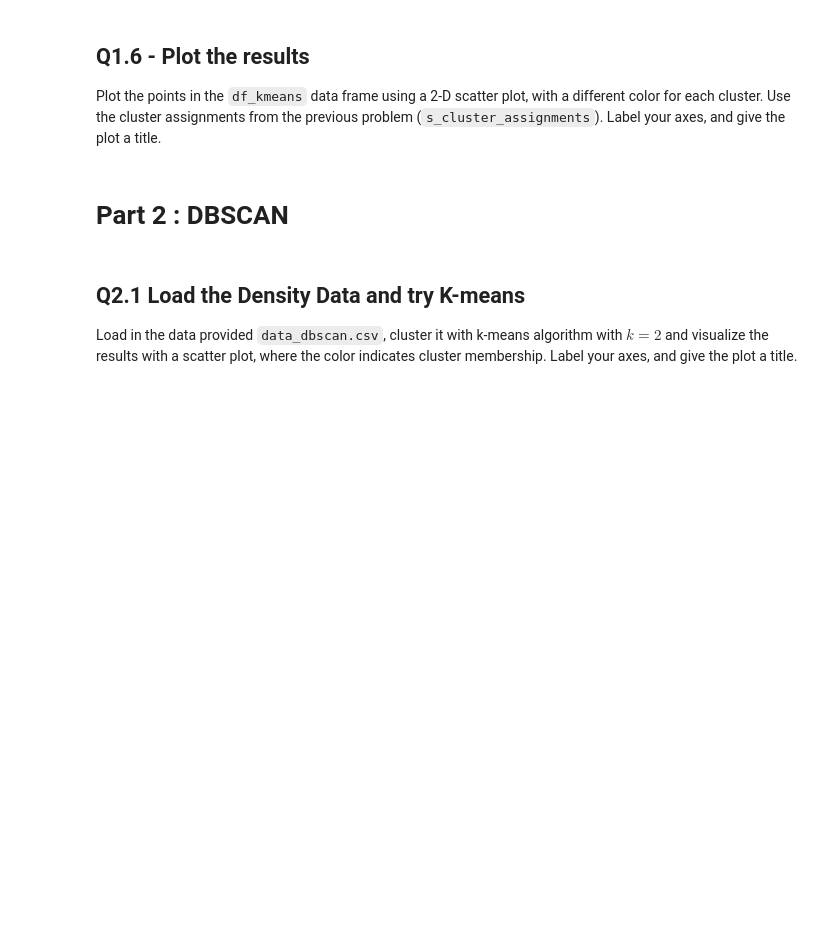
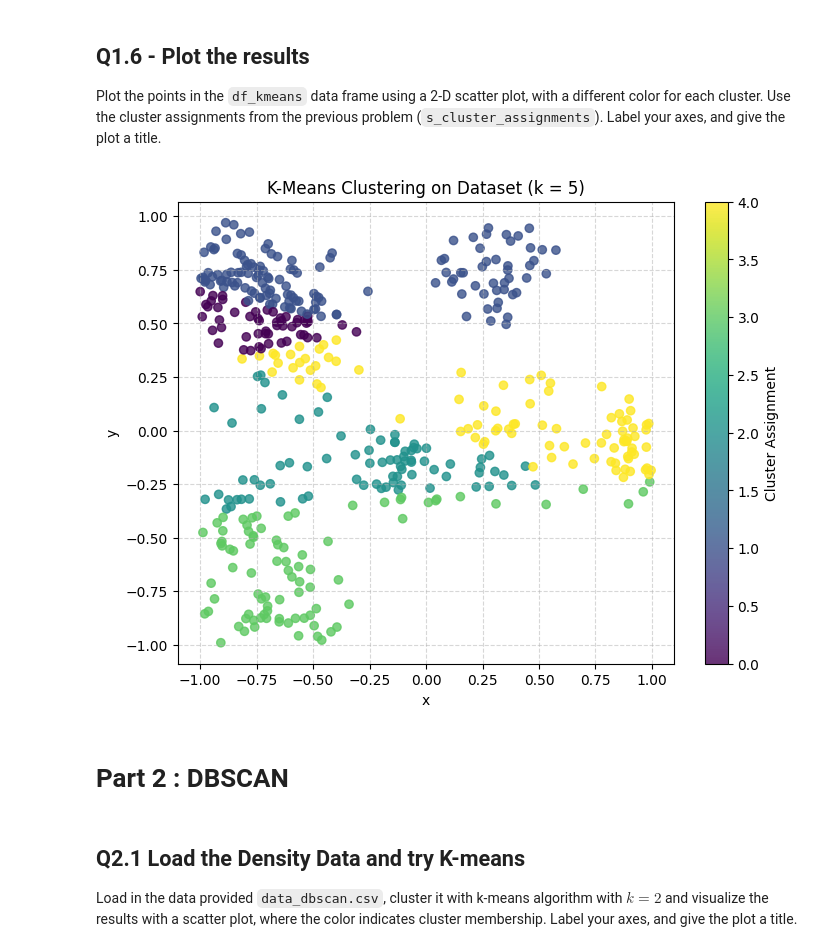
Before and after one commit to eduardo-issa/DataAnalytics_CS329E, a Jupyter notebook: Assignment10/CS329E_HW10.ipynb, the cells around one changed output. Cells and saved outputs as stored; diff of their text form; code cells hidden in the pictures; blank space fills up the shorter version.

```diff
--- a/Assignment10/CS329E_HW10.ipynb
+++ b/Assignment10/CS329E_HW10.ipynb
@@ -62,3 +74,8 @@ def assign_to_centroid( df_data, df_centroids ):
+# %%
+def assign_to_centroid( df_data, df_centroids ):
+    # your code here
+    dists = np.linalg.norm( df_data.values[:, np.newaxis, :] - df_centroids.values[np.newaxis, :, :], axis=2, )
+    return pd.Series(np.argmin(dists, axis=1), index=df_data.index)
 # %%
 # Check how many data points were assigned to each centroid
 s_centroid_assignment = assign_to_centroid( df_kmeans, df_centroids )
@@ -72,6 +98,9 @@ Note that the indices in the returned data frame should correspond to the unique
 # %%
 def compute_centroids( df_data, s_centroid_assignment ):
     # your code here
+    df_new_centroids = df_data.groupby(s_centroid_assignment).mean()
+
+    return df_new_centroids
 # %%
 # Test it out
 df_new_centroids = compute_centroids( df_kmeans, s_centroid_assignment)
@@ -83,6 +121,7 @@ The stopping criterion for k-means is when our centroids have not moved since th
 # %%
 def compare_centroids( df_centroid_a, df_centroid_b ):
     # your code here
+    return df_centroid_a.equals(df_centroid_b)
 # %%
 # Test it out, should print True followed by False
 print(compare_centroids( df_new_centroids, df_new_centroids ))
@@ -97,3 +136,16 @@ def k_means( df_data, k ):
+# %%
+def k_means( df_data, k ):
+    # your code here
+    df_centroids = init_centroids(df_data, k)
+
+    while True:
+        s_assignment = assign_to_centroid(df_data, df_centroids)
+        df_new_centroids = compute_centroids(df_data, s_assignment)
+        if compare_centroids(df_centroids, df_new_centroids):
+            break
+        df_centroids = df_new_centroids
+
+        return s_assignment
 # %%
 # Call k_means with k = 5 to test
 s_cluster_assignment = k_means( df_kmeans, 5)
@@ -109,3 +164,17 @@ Plot the points in the `df_kmeans` data frame using a 2-D scatter plot, with a d
+# %%
+# Plot each cluster
+
+# your code here
+plt.figure(figsize=(8, 6))
+scatter = plt.scatter( df_kmeans['x'], df_kmeans['y'], c=s_cluster_assignment, cmap='viridis', alpha=0.8, )
+plt.xlabel('x')
+plt.ylabel('y')
+plt.title('K-Means Clustering on Dataset (k = 5)')
+plt.colorbar(scatter, label='Cluster Assignment')
+plt.grid(True, linestyle='--', alpha=0.5)
+plt.show()
+# %% [output]
+[figure, added]
 # %% [markdown]
 # Part 2 : DBSCAN
 # %% [markdown]
```
Also changed, not shown: parts of 10 cells of this notebook.
